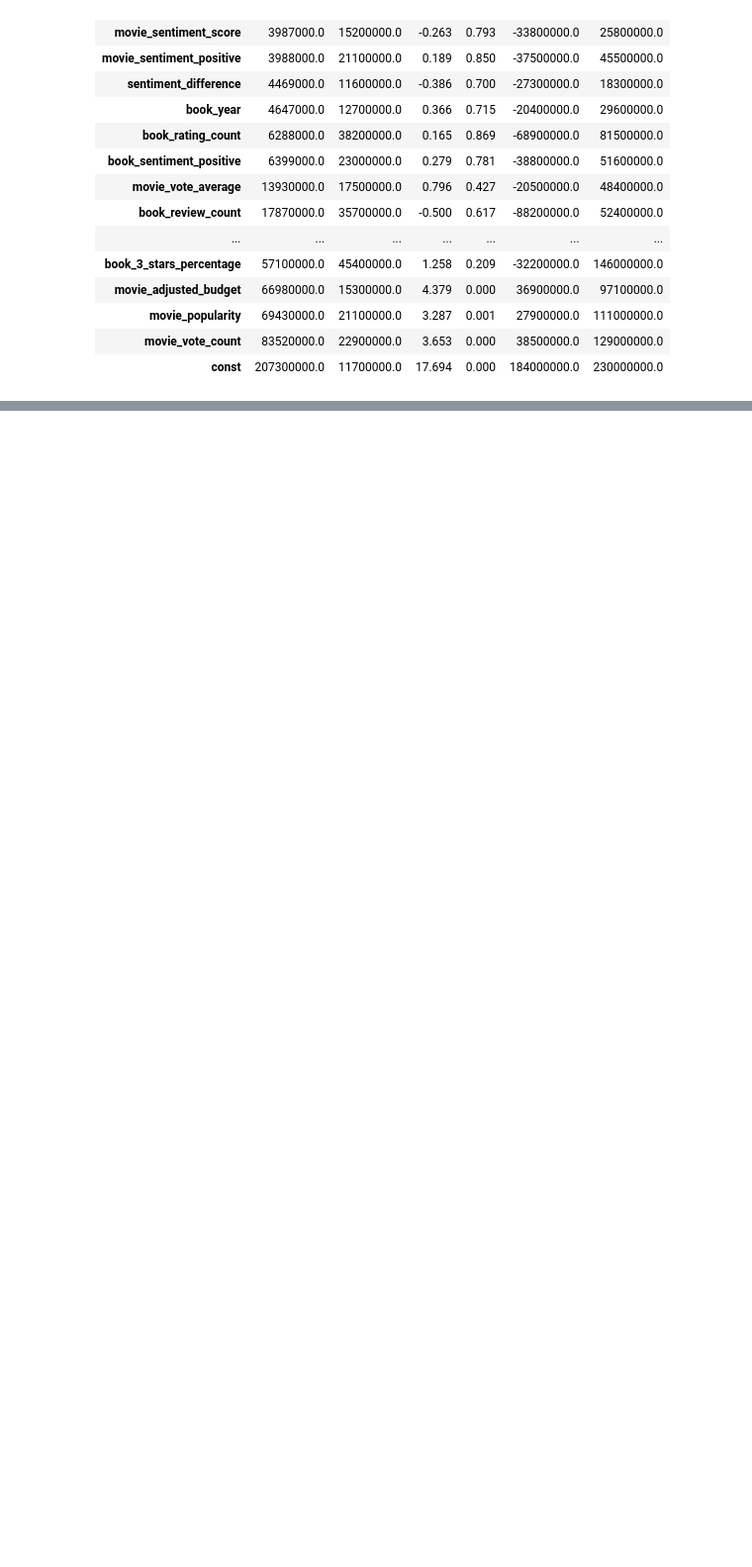
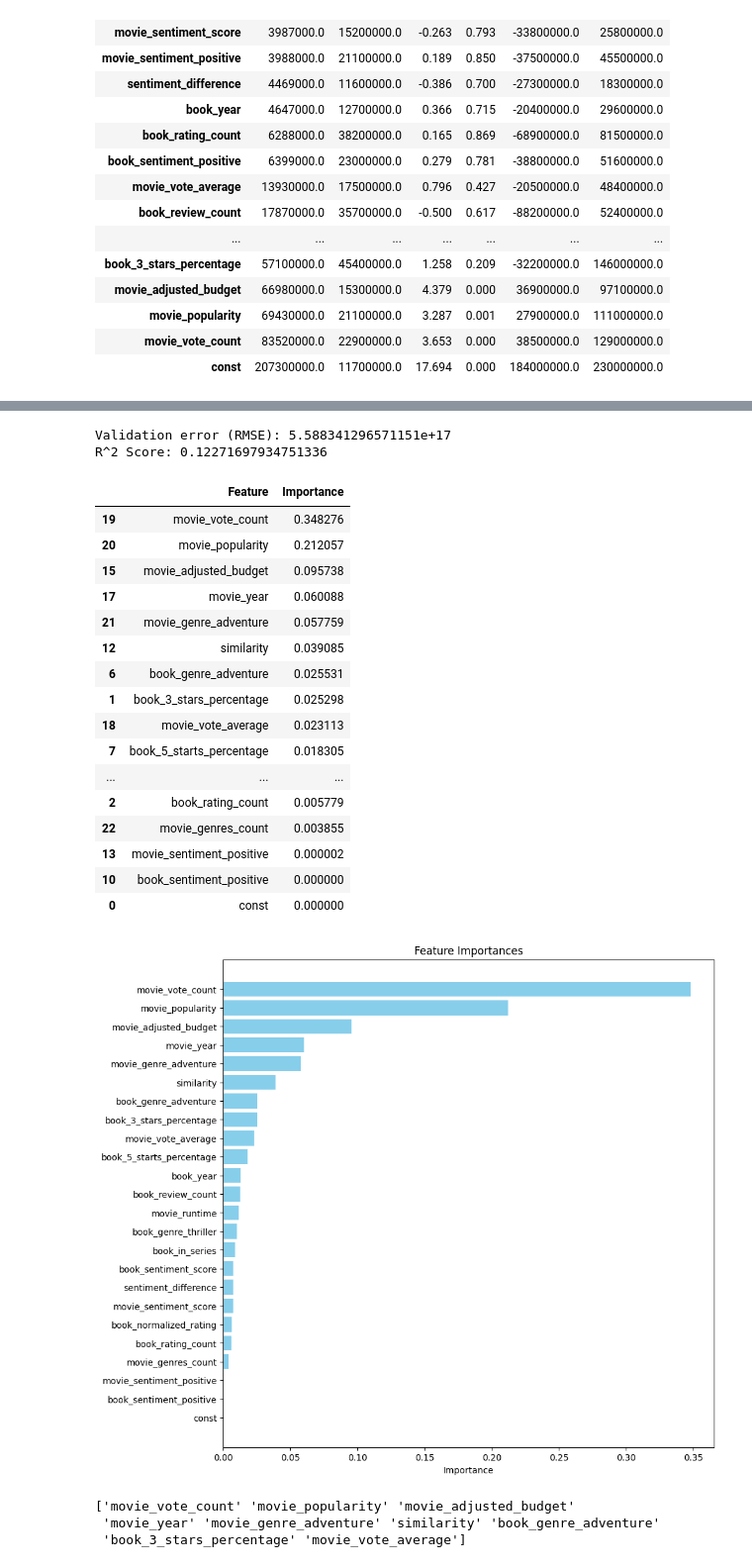
Before and after one commit to epfl-ada/ada-2024-project-datadruids, a Jupyter notebook: src/regression_book_movies.ipynb, the cells around one changed output, grey strips where cells are left out. Shown at 99% size. Drawn from its saved outputs; the diff is of its cells as text; code cells hidden in the pictures; blank space fills up the shorter version.

Commit message:
updated analysis and plots

```diff
--- a/src/regression_book_movies.ipynb
+++ b/src/regression_book_movies.ipynb
@@ -229,0 +265,57 @@ Passing literal html to 'read_html' is deprecated and will be removed in a futur
+# %%
+best_model = RandomForestRegressor(**best_params, random_state=42)
+best_model.fit(X_train, y_train.ravel())
+
+predictions = best_model.predict(X_test)
+
+rmse = mean_squared_error(y_test, predictions)
+print('Validation error (RMSE):', rmse)
+r2 = r2_score(y_test, predictions)
+print('R^2 Score:', r2)
+# %% [output]
+Validation error (RMSE): 5.588341296571151e+17
+R^2 Score: 0.12271697934751336
+# %%
+import matplotlib.pyplot as plt
+
+importances = best_model.feature_importances_
+
+feature_importances = pd.DataFrame({
+    'Feature': X_train.columns,
+    'Importance': importances
+})
+
+feature_importances = feature_importances.sort_values(by='Importance', ascending=False)
+
+display(feature_importances)
+
+plt.figure(figsize=(10, 10))
+plt.barh(feature_importances['Feature'], feature_importances['Importance'], color='skyblue')
+plt.gca().invert_yaxis()
+plt.xlabel('Importance')
+plt.title('Feature Importances')
+plt.show()
+
+print(feature_importances["Feature"][0:9].values)
+# %% [output]
+|  | Feature | Importance |
+| 19 | movie_vote_count | 0.348276 |
+| 20 | movie_popularity | 0.212057 |
+| 15 | movie_adjusted_budget | 0.095738 |
+| 17 | movie_year | 0.060088 |
+| 21 | movie_genre_adventure | 0.057759 |
+| 12 | similarity | 0.039085 |
+| 6 | book_genre_adventure | 0.025531 |
+| 1 | book_3_stars_percentage | 0.025298 |
+| 18 | movie_vote_average | 0.023113 |
+| 7 | book_5_starts_percentage | 0.018305 |
+| ... | ... | ... |
+| 2 | book_rating_count | 0.005779 |
+| 22 | movie_genres_count | 0.003855 |
+| 13 | movie_sentiment_positive | 0.000002 |
+| 10 | book_sentiment_positive | 0.000000 |
+| 0 | const | 0.000000 |
+[figure, added]
+['movie_vote_count' 'movie_popularity' 'movie_adjusted_budget'
+ 'movie_year' 'movie_genre_adventure' 'similarity' 'book_genre_adventure'
+ 'book_3_stars_percentage' 'movie_vote_average']
```
Also changed, not shown: parts of 6 cells of this notebook, 1 other file.
